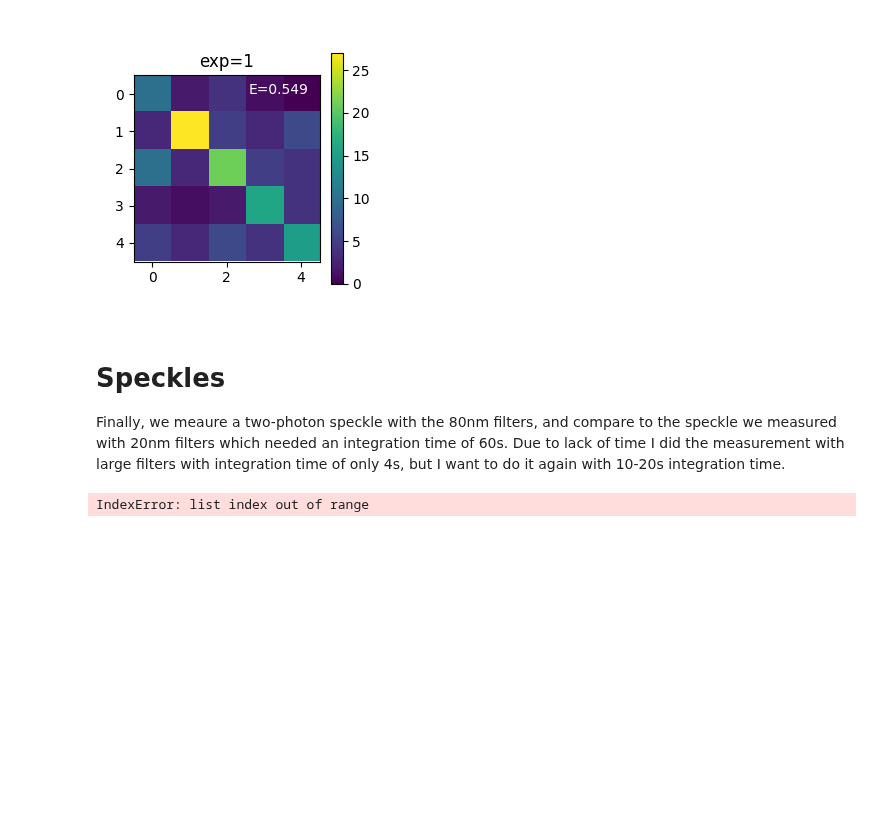
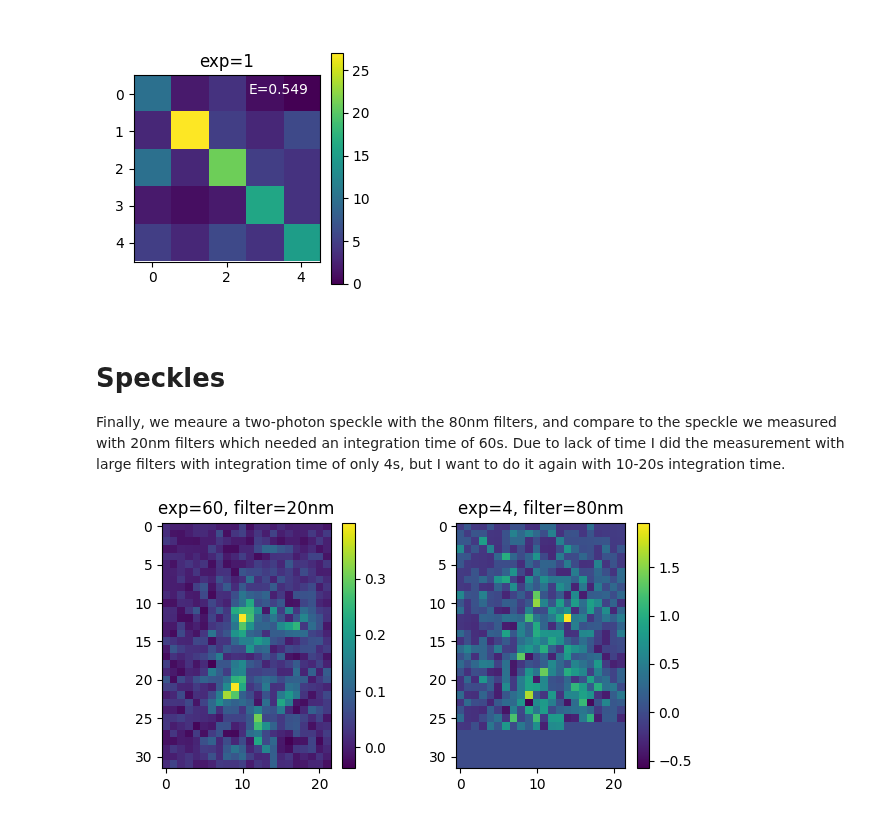
Before and after one commit to rubiaek/pianoq, a Jupyter notebook: pianoq/writeups/03_writeup_filters_80nm.ipynb, the cells around one changed output. Cells and saved outputs as stored; diff of their text form; code cells hidden in the pictures; blank space fills up the shorter version.

```diff
--- a/pianoq/writeups/03_writeup_filters_80nm.ipynb
+++ b/pianoq/writeups/03_writeup_filters_80nm.ipynb
@@ -148,18 +148,18 @@ Finally, we meaure a two-photon speckle with the 80nm filters, and compare to th
 # %%
 speckles_20_path = glob.glob(rf'{dir_path}\*two_ph_speckle*d1d*filter_20nm*.scan')[0]
 speckles_20 = ScanResult(path=speckles_20_path)
 
 speckles_80_path = glob.glob(rf'{dir_path}\*two_ph_speckle*d1d*filter_80nm*.scan')[0]
 speckles_80 = ScanResult(path=speckles_80_path)
 
 def show(s, ax, title):
-    imm = ax.imshow(s.coincidences)
+    imm = ax.imshow(s.real_coins)
     ax.figure.colorbar(imm, ax=ax)
     ax.set_title(title)
 
 fig, axes = plt.subplots(1, 2, constrained_layout=True, figsize=(6, 3))
 
 show(speckles_20, axes[0], title=f'exp={speckles_20.integration_time}, filter=20nm')
 show(speckles_80, axes[1], title=f'exp={speckles_80.integration_time}, filter=80nm')
 # %% [output]
-IndexError: list index out of range
+[figure, added]
```
Also changed, not shown: 3 other files.
